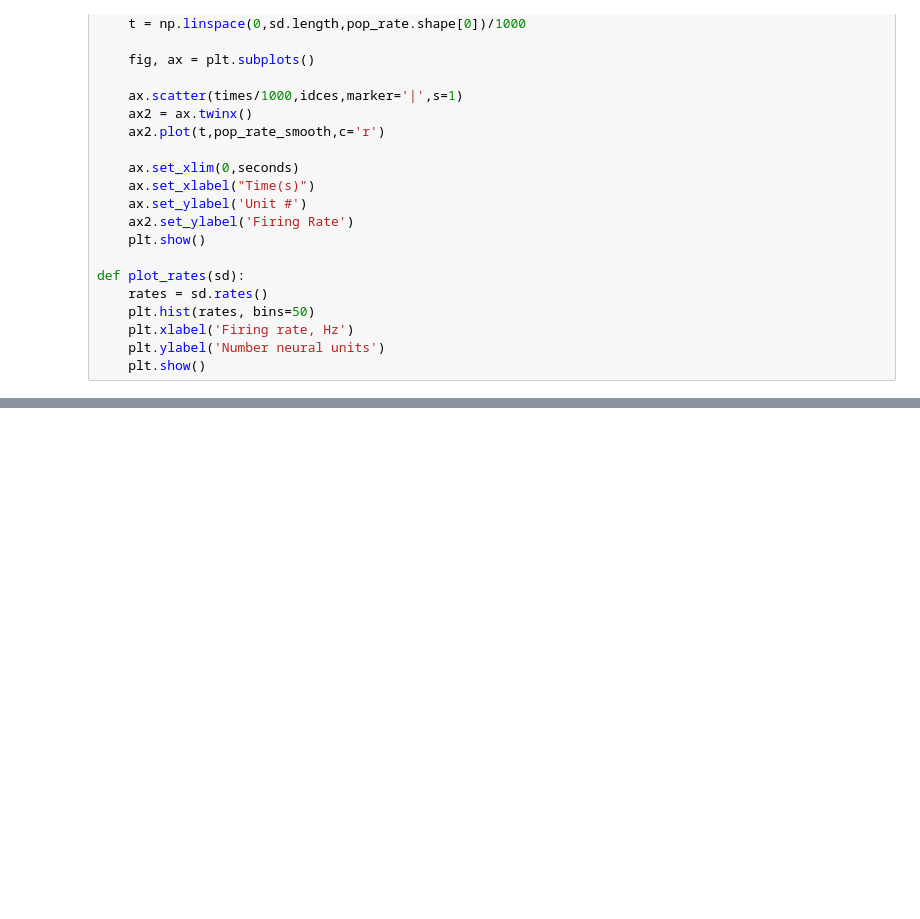
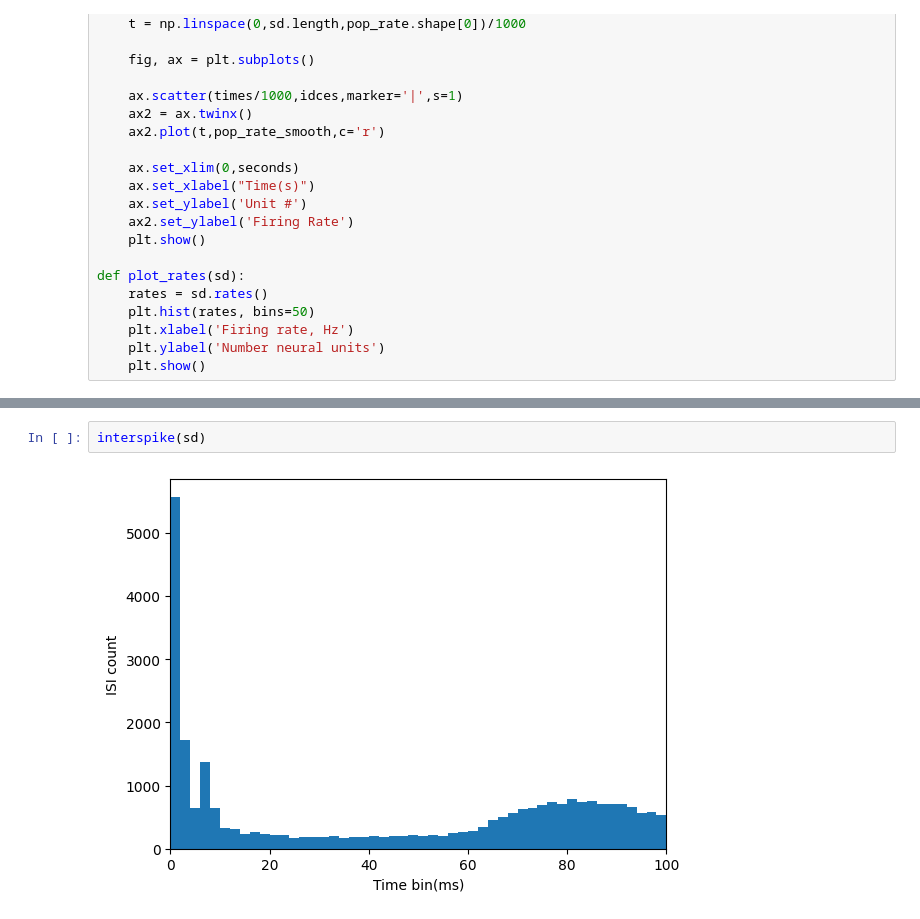
Before and after one commit to braingeneers/midbrain_parkinsons, a Jupyter notebook: dev/other/thomas/thesis/analysis.ipynb, the cells around one changed output, grey strips where cells are left out. Saved outputs shown, nothing was run; the diff lists cells and outputs as text; blank space fills up the shorter version.

```diff
--- a/dev/other/thomas/thesis/analysis.ipynb
+++ b/dev/other/thomas/thesis/analysis.ipynb
@@ -108,0 +110,4 @@ plot_raster(sd)
+# %%
+interspike(sd)
+# %% [output]
+[figure, added]
```
Also changed, not shown: parts of 4 cells of this notebook.
